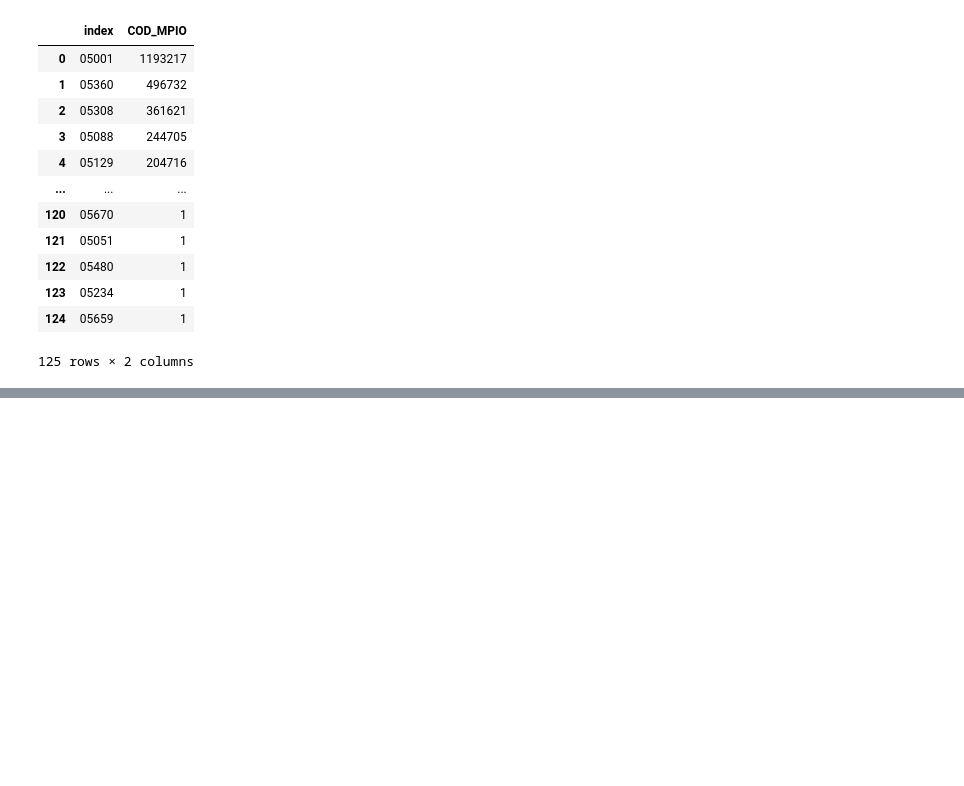
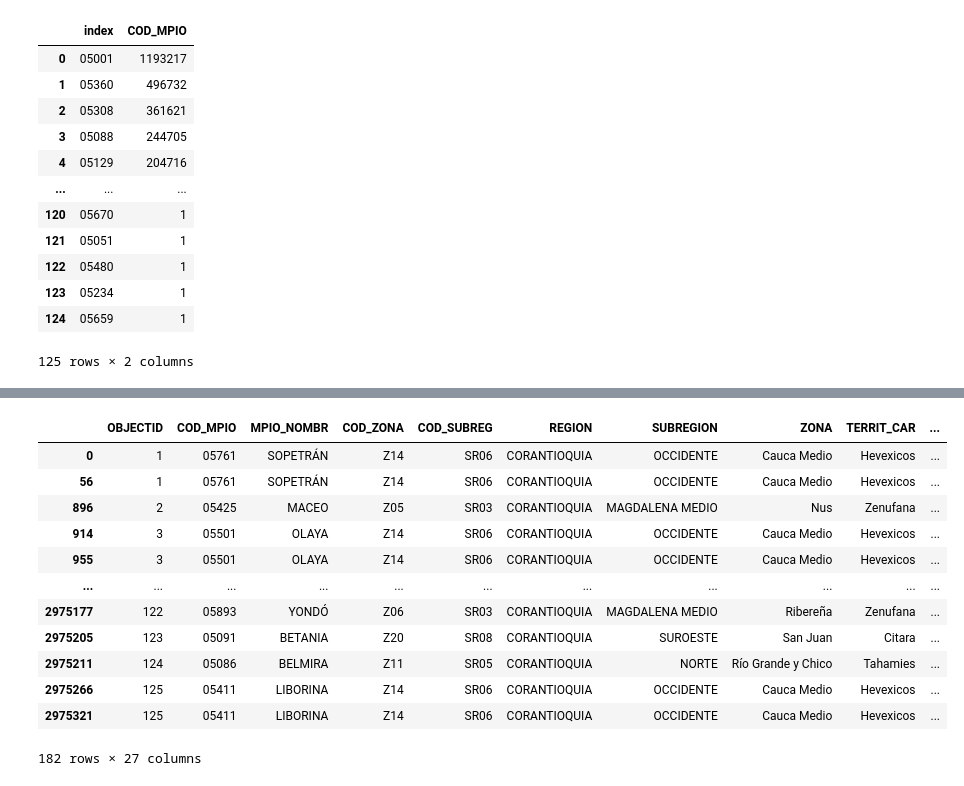
Before and after one commit to stijopa/Tesis, a Jupyter notebook: EDA_Tesis.ipynb, the cells around one changed output, grey strips where cells are left out. Drawn from its saved outputs; the diff is of its cells as text; code cells hidden in the pictures; blank space fills up the shorter version.

```diff
--- a/EDA_Tesis.ipynb
+++ b/EDA_Tesis.ipynb
@@ -425,0 +475,17 @@ conteo
+# %%
+df_valores_unicos = datos_relacionados.drop_duplicates(subset=['Nombre de la estación'])
+df_valores_unicos
+# %% [output]
+|  | OBJECTID | COD_MPIO | MPIO_NOMBR | COD_ZONA | COD_SUBREG | REGION | SUBREGION | ZONA | TERRIT_CAR | ... |
+| 0 | 1 | 05761 | SOPETRÁN | Z14 | SR06 | CORANTIOQUIA | OCCIDENTE | Cauca Medio | Hevexicos | ... |
+| 56 | 1 | 05761 | SOPETRÁN | Z14 | SR06 | CORANTIOQUIA | OCCIDENTE | Cauca Medio | Hevexicos | ... |
+| 896 | 2 | 05425 | MACEO | Z05 | SR03 | CORANTIOQUIA | MAGDALENA MEDIO | Nus | Zenufana | ... |
+| 914 | 3 | 05501 | OLAYA | Z14 | SR06 | CORANTIOQUIA | OCCIDENTE | Cauca Medio | Hevexicos | ... |
+| 955 | 3 | 05501 | OLAYA | Z14 | SR06 | CORANTIOQUIA | OCCIDENTE | Cauca Medio | Hevexicos | ... |
+| ... | ... | ... | ... | ... | ... | ... | ... | ... | ... | ... |
+| 2975177 | 122 | 05893 | YONDÓ | Z06 | SR03 | CORANTIOQUIA | MAGDALENA MEDIO | Ribereña | Zenufana | ... |
+| 2975205 | 123 | 05091 | BETANIA | Z20 | SR08 | CORANTIOQUIA | SUROESTE | San Juan | Citara | ... |
+| 2975211 | 124 | 05086 | BELMIRA | Z11 | SR05 | CORANTIOQUIA | NORTE | Río Grande y Chico | Tahamies | ... |
+| 2975266 | 125 | 05411 | LIBORINA | Z14 | SR06 | CORANTIOQUIA | OCCIDENTE | Cauca Medio | Hevexicos | ... |
+| 2975321 | 125 | 05411 | LIBORINA | Z14 | SR06 | CORANTIOQUIA | OCCIDENTE | Cauca Medio | Hevexicos | ... |
+182 rows × 27 columns
```
Also changed, not shown: parts of 11 cells of this notebook.
